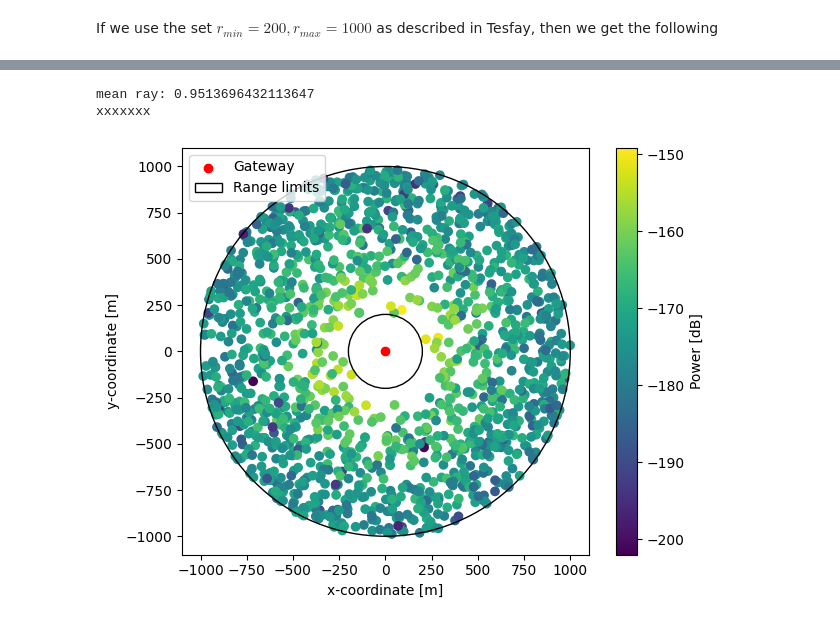
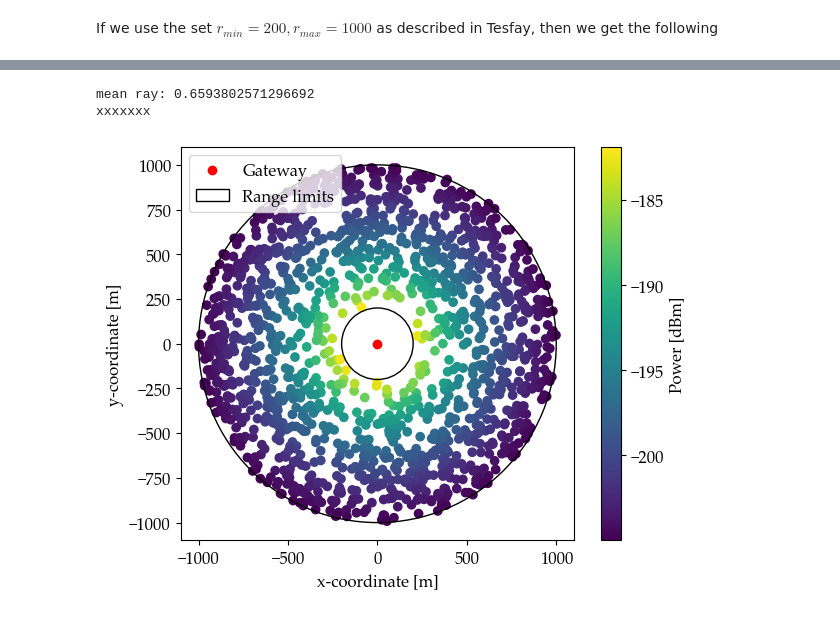
Before and after one commit to CKjaer/ml-lora-communication, a Jupyter notebook: ser_includes/SignalCalculations.ipynb, the cells around one changed output, grey strips where cells are left out. Cells and saved outputs as stored; diff of their text form; code cells hidden in the pictures.

```diff
--- a/ser_includes/SignalCalculations.ipynb
+++ b/ser_includes/SignalCalculations.ipynb
@@ -161,34 +161,40 @@ PI min: -176.69168913304586, max: -152.2277389812852, mean: -167.60421809115505
 # %%
+plt.rcParams['mathtext.fontset'] = 'custom'
+plt.rcParams['mathtext.rm'] = 'Palatino Linotype'
+plt.rcParams['font.family'] ='Palatino Linotype'
+fs = 12
+plt.rcParams.update({'font.size': fs})
+
 N = int(1.5e3)
 offset = 0
 R = np.sqrt(np.random.uniform(size = N))*800 + 200
 theta = np.random.uniform(size = N)*2*np.pi
 x = R*np.cos(theta)
 y = R*np.sin(theta)
 d_i = np.sqrt(x**2 + y**2)
 Pi = calcPSfromD(d_i, eta, True, tp)
 plt.scatter(offset, offset, c = 'r', label="Gateway")
-plt.scatter(x + offset, y + offset, c = calcTodB(Pi),cmap='viridis')
+plt.scatter(x + offset, y + offset, c = calcTodB(Pi)+30,cmap='viridis')
 for i in range(len(SNR)):
     #plt.gca().add_patch(plt.Circle((1000,1000), d[i], edgecolor='r', facecolor='none'))
     print("x", end="")
 plt.gca().add_patch(plt.Circle((offset,offset), 1000, edgecolor='black', facecolor='none', label="Range limits"))
 plt.gca().add_patch(plt.Circle((offset,offset), 200, edgecolor='black', facecolor='none'))
-plt.colorbar(label="Power [dB]")
+plt.colorbar(label="Power [dBm]")
 plt.xlabel("x-coordinate [m]")
 plt.ylabel("y-coordinate [m]")
 plt.gca().set_aspect('equal')
 plt.legend()
 plt.rcParams["legend.loc"] = 'upper left'
 #plt.show()
 
 plt.tight_layout()
 plt.savefig(
     f"./distribution_of_transmitters.pdf",
     format = "pdf",
     bbox_inches = "tight"
 )
 # %% [output]
-mean ray: 0.9513696432113647
+mean ray: 0.6593802571296692
 xxxxxxx
-[figure, old version]
+[figure, new version]
```
Also changed, not shown: parts of 2 cells of this notebook, 2 other files.
